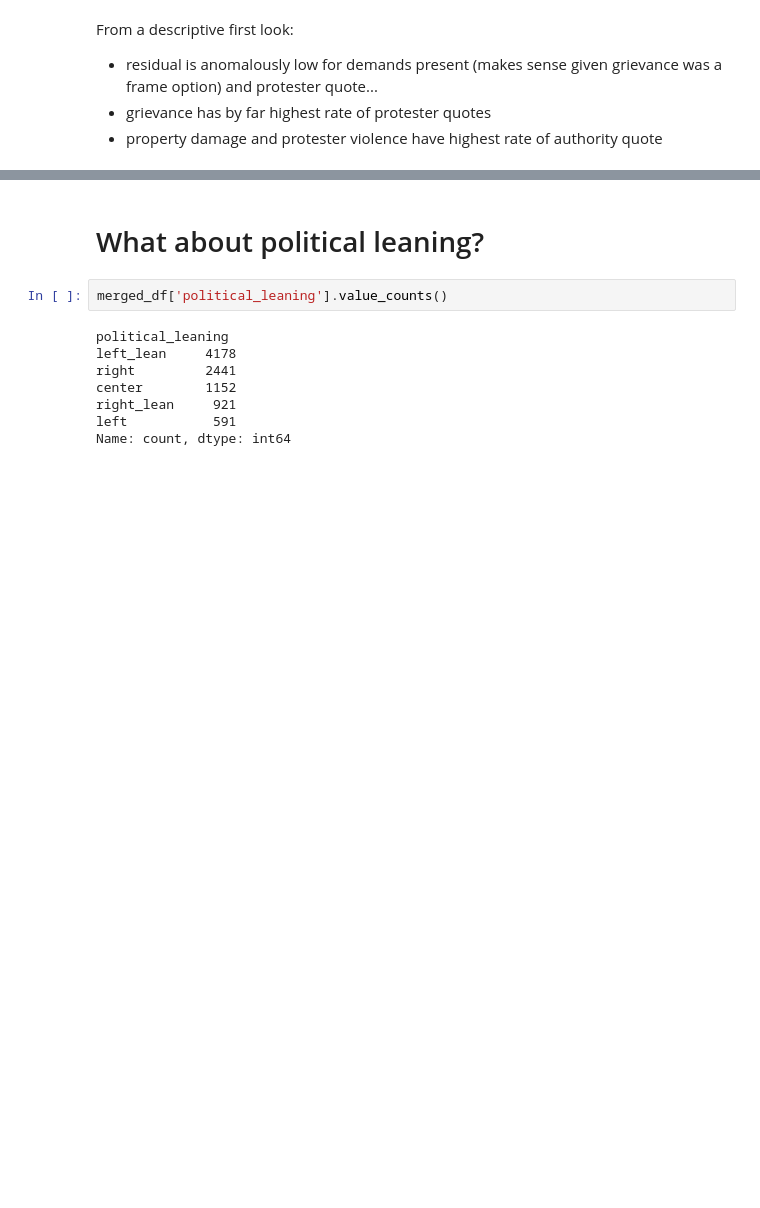
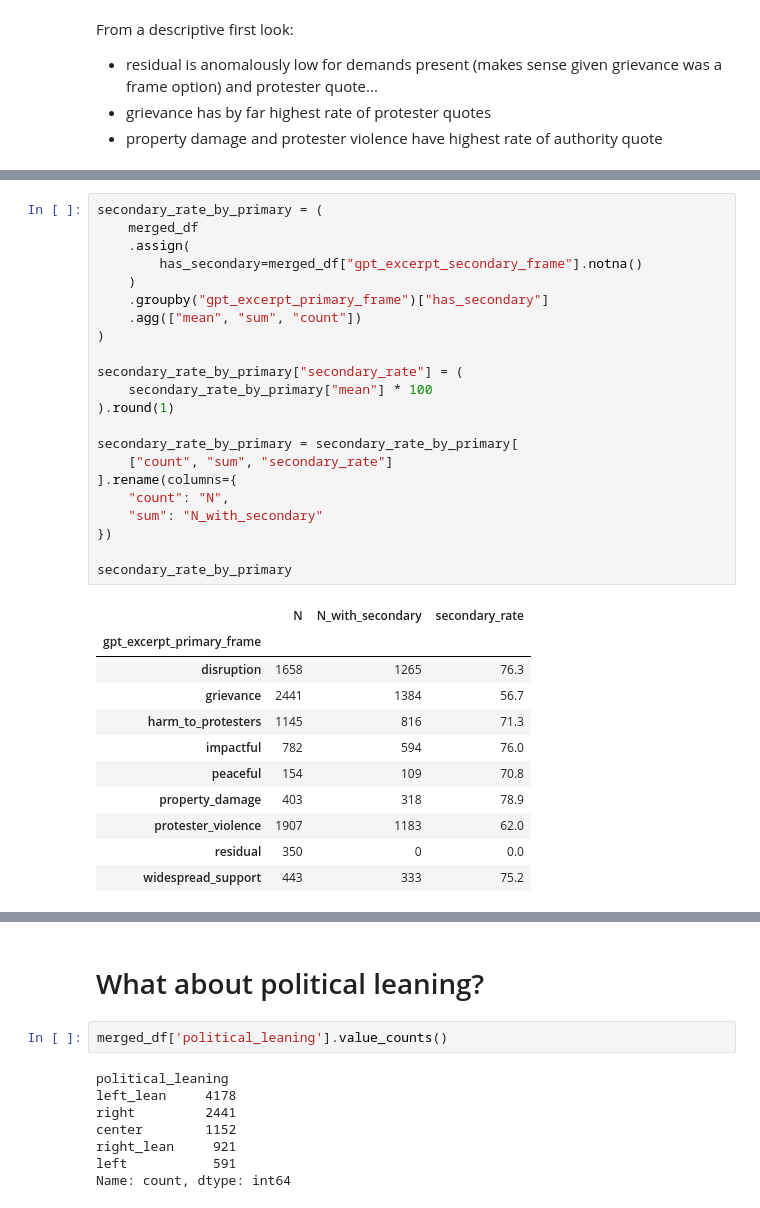
Before and after one commit to jjzhao12/protests_chai, a Jupyter notebook: analysis/explore.ipynb, the cells around one changed output, grey strips where cells are left out. Drawn from its saved outputs; the diff is of its cells as text; blank space fills up the shorter version.

```diff
--- a/analysis/explore.ipynb
+++ b/analysis/explore.ipynb
@@ -129,0 +194,34 @@ From a descriptive first look:
+# %%
+secondary_rate_by_primary = (
+    merged_df
+    .assign(
+        has_secondary=merged_df["gpt_excerpt_secondary_frame"].notna()
+    )
+    .groupby("gpt_excerpt_primary_frame")["has_secondary"]
+    .agg(["mean", "sum", "count"])
+)
+
+secondary_rate_by_primary["secondary_rate"] = (
+    secondary_rate_by_primary["mean"] * 100
+).round(1)
+
+secondary_rate_by_primary = secondary_rate_by_primary[
+    ["count", "sum", "secondary_rate"]
+].rename(columns={
+    "count": "N",
+    "sum": "N_with_secondary"
+})
+
+secondary_rate_by_primary
+# %% [output]
+|  | N | N_with_secondary | secondary_rate |
+| gpt_excerpt_primary_frame |  |  |  |
+| disruption | 1658 | 1265 | 76.3 |
+| grievance | 2441 | 1384 | 56.7 |
+| harm_to_protesters | 1145 | 816 | 71.3 |
+| impactful | 782 | 594 | 76.0 |
+| peaceful | 154 | 109 | 70.8 |
+| property_damage | 403 | 318 | 78.9 |
+| protester_violence | 1907 | 1183 | 62.0 |
+| residual | 350 | 0 | 0.0 |
+| widespread_support | 443 | 333 | 75.2 |
```
Also changed, not shown: parts of 9 cells of this notebook, 2 other files.
